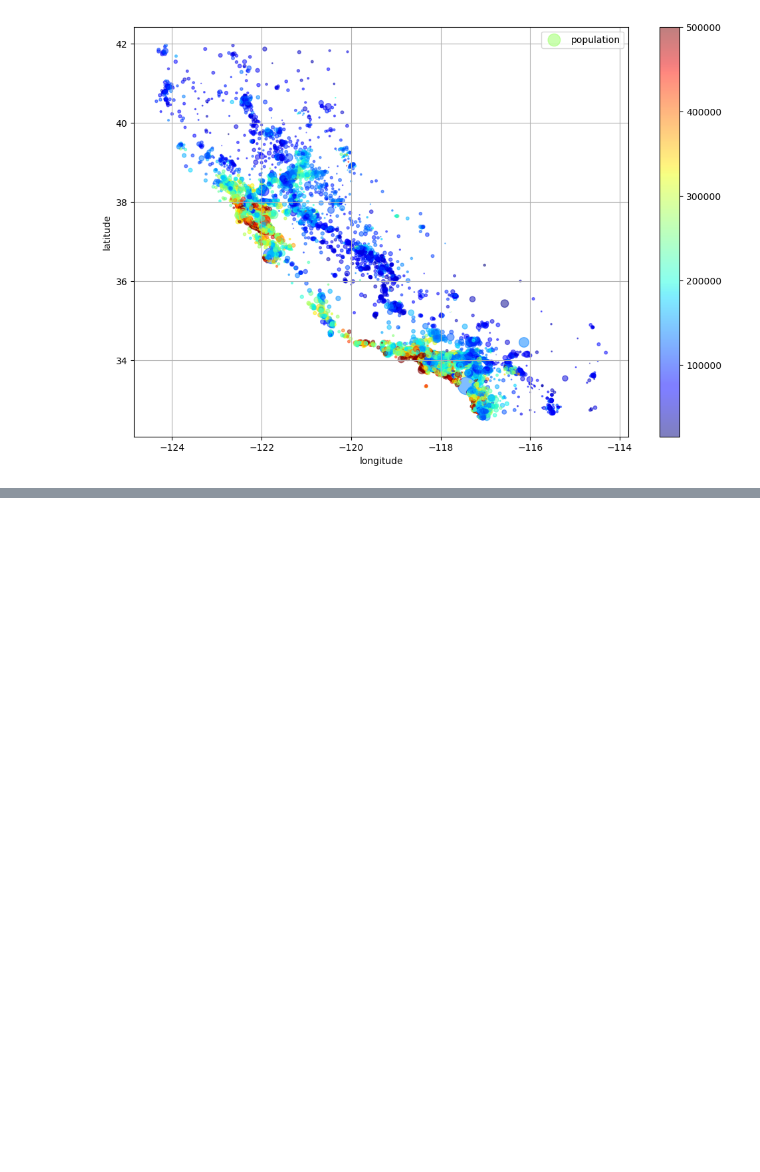
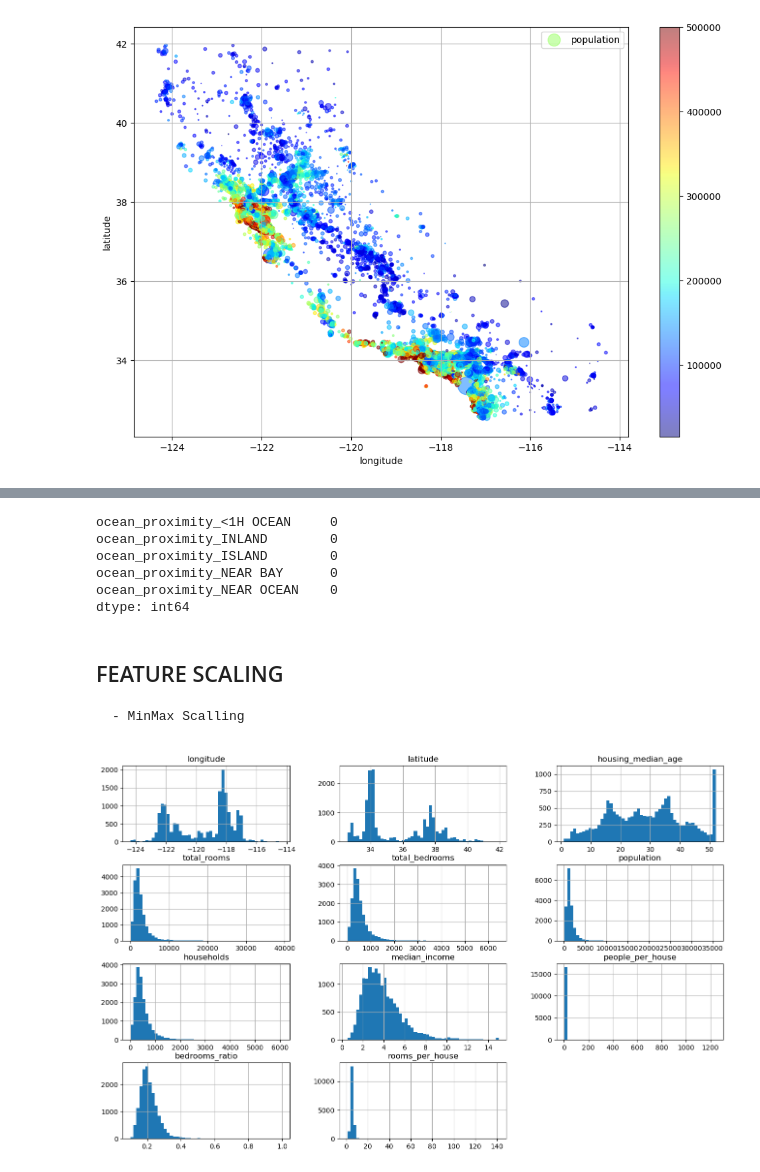
Before and after one commit to Monish147/Machine_Learning_Projects, a Jupyter notebook: chapter2/EDA_preprocessing.ipynb, the cells around one changed output, grey strips where cells are left out. Saved outputs shown, nothing was run; the diff lists cells and outputs as text; code cells hidden in the pictures; blank space fills up the shorter version.

```diff
--- a/chapter2/EDA_preprocessing.ipynb
+++ b/chapter2/EDA_preprocessing.ipynb
@@ -236,0 +273,9 @@ plt.show()
+# %%
+#adding the feature 'people_per_house'
+strat_train_set["people_per_house"] = strat_train_set["population"] / strat_train_set["households"]
+
+# adding the feature total_bedrooms to total_rooms ration
+strat_train_set["bedrooms_ratio"] = strat_train_set["total_bedrooms"] / strat_train_set["total_rooms"]
+
+# adding the feature total_rooms per house
+strat_train_set["rooms_per_house"] = strat_train_set["total_rooms"] / strat_train_set["households"]
@@ -236,0 +307,3 @@ plt.show()
+# %%
+housing = strat_train_set.drop(columns=["median_house_value"], axis=1)
+housing_label = strat_train_set["median_house_value"].copy()
@@ -236,0 +334,10 @@ plt.show()
+# %%
+from sklearn.impute import SimpleImputer
+
+imputer = SimpleImputer(strategy="median") # since the most of the feature is median value of a district
+# %%
+# note the strategy mean and median can only be applied to numerical columns
+# we are taking all the numerical columns
+housing_num = housing.select_dtypes(include=[np.number])
+
+imputer.fit(housing_num)
@@ -236,0 +466,17 @@ plt.show()
+# %%
+housing_label_tr.isnull().sum()
+# %% [output]
+ocean_proximity_<1H OCEAN     0
+ocean_proximity_INLAND        0
+ocean_proximity_ISLAND        0
+ocean_proximity_NEAR BAY      0
+ocean_proximity_NEAR OCEAN    0
+dtype: int64
+# %% [markdown]
+## FEATURE SCALING
+    - MinMax Scalling
+# %%
+housing_num.hist(bins=50 , figsize=(16,10))
+plt.show()
+# %% [output]
+[figure, added]
```
Also changed, not shown: parts of 46 cells of this notebook.
